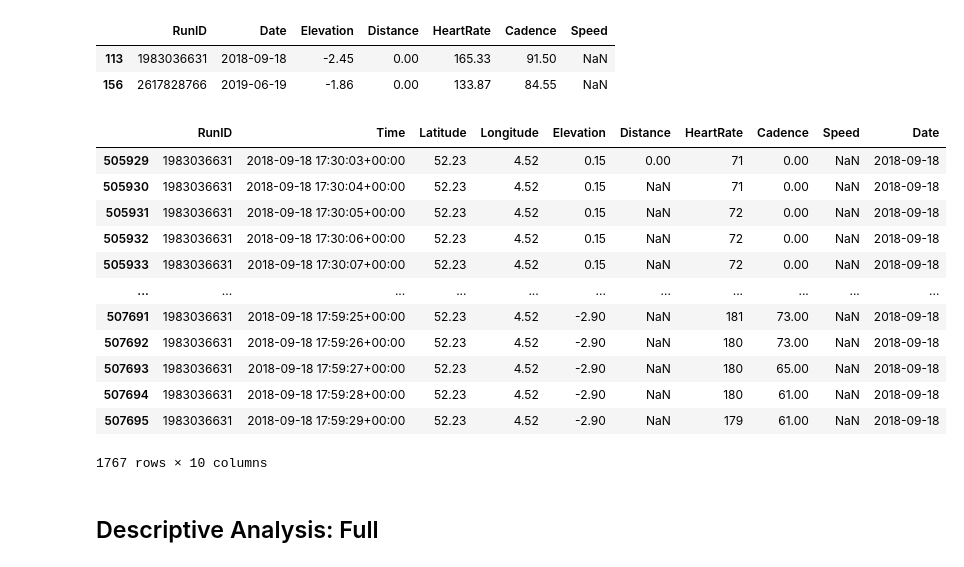
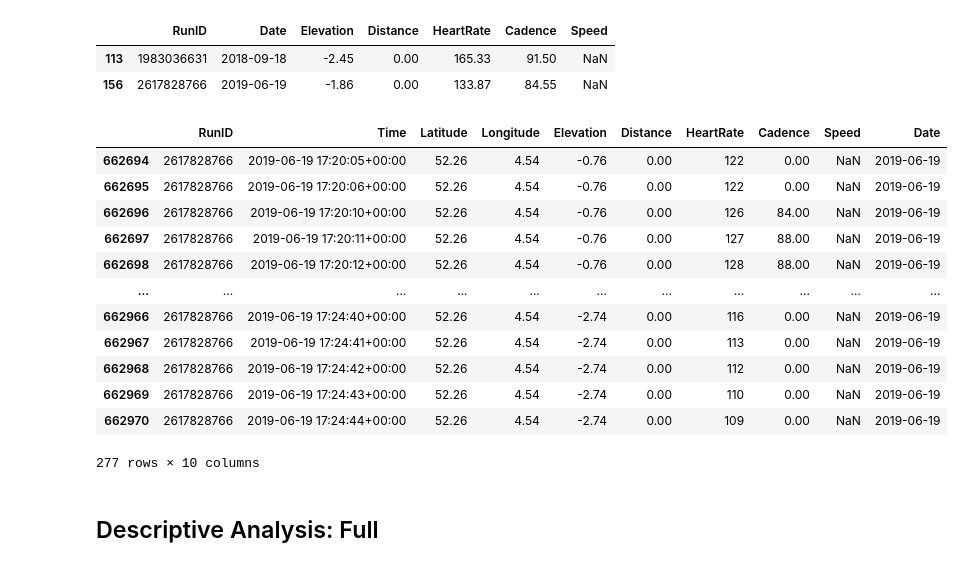
Before and after one commit to JJWRoeloffs/MLQS_group49, a Jupyter notebook: EDA.ipynb, the cells around one changed output. Cells and saved outputs as stored; diff of their text form; code cells hidden in the pictures.

```diff
--- a/EDA.ipynb
+++ b/EDA.ipynb
@@ -122,21 +124,21 @@ data_per_run[data_per_run["Distance"] == 0]
 | 113 | 1983036631 | 2018-09-18 | -2.45 | 0.00 | 165.33 | 91.50 | NaN |
 | 156 | 2617828766 | 2019-06-19 | -1.86 | 0.00 | 133.87 | 84.55 | NaN |
 # %%
-data[data["RunID"] == 1983036631]
+data[data["RunID"] == 2617828766]
 # %% [output]
 |  | RunID | Time | Latitude | Longitude | Elevation | Distance | HeartRate | Cadence | Speed | Date |
-| 505929 | 1983036631 | 2018-09-18 17:30:03+00:00 | 52.23 | 4.52 | 0.15 | 0.00 | 71 | 0.00 | NaN | 2018-09-18 |
-| 505930 | 1983036631 | 2018-09-18 17:30:04+00:00 | 52.23 | 4.52 | 0.15 | NaN | 71 | 0.00 | NaN | 2018-09-18 |
-| 505931 | 1983036631 | 2018-09-18 17:30:05+00:00 | 52.23 | 4.52 | 0.15 | NaN | 72 | 0.00 | NaN | 2018-09-18 |
-| 505932 | 1983036631 | 2018-09-18 17:30:06+00:00 | 52.23 | 4.52 | 0.15 | NaN | 72 | 0.00 | NaN | 2018-09-18 |
-| 505933 | 1983036631 | 2018-09-18 17:30:07+00:00 | 52.23 | 4.52 | 0.15 | NaN | 72 | 0.00 | NaN | 2018-09-18 |
+| 662694 | 2617828766 | 2019-06-19 17:20:05+00:00 | 52.26 | 4.54 | -0.76 | 0.00 | 122 | 0.00 | NaN | 2019-06-19 |
+| 662695 | 2617828766 | 2019-06-19 17:20:06+00:00 | 52.26 | 4.54 | -0.76 | 0.00 | 122 | 0.00 | NaN | 2019-06-19 |
+| 662696 | 2617828766 | 2019-06-19 17:20:10+00:00 | 52.26 | 4.54 | -0.76 | 0.00 | 126 | 84.00 | NaN | 2019-06-19 |
+| 662697 | 2617828766 | 2019-06-19 17:20:11+00:00 | 52.26 | 4.54 | -0.76 | 0.00 | 127 | 88.00 | NaN | 2019-06-19 |
+| 662698 | 2617828766 | 2019-06-19 17:20:12+00:00 | 52.26 | 4.54 | -0.76 | 0.00 | 128 | 88.00 | NaN | 2019-06-19 |
 | ... | ... | ... | ... | ... | ... | ... | ... | ... | ... | ... |
-| 507691 | 1983036631 | 2018-09-18 17:59:25+00:00 | 52.23 | 4.52 | -2.90 | NaN | 181 | 73.00 | NaN | 2018-09-18 |
-| 507692 | 1983036631 | 2018-09-18 17:59:26+00:00 | 52.23 | 4.52 | -2.90 | NaN | 180 | 73.00 | NaN | 2018-09-18 |
-| 507693 | 1983036631 | 2018-09-18 17:59:27+00:00 | 52.23 | 4.52 | -2.90 | NaN | 180 | 65.00 | NaN | 2018-09-18 |
-| 507694 | 1983036631 | 2018-09-18 17:59:28+00:00 | 52.23 | 4.52 | -2.90 | NaN | 180 | 61.00 | NaN | 2018-09-18 |
-| 507695 | 1983036631 | 2018-09-18 17:59:29+00:00 | 52.23 | 4.52 | -2.90 | NaN | 179 | 61.00 | NaN | 2018-09-18 |
+| 662966 | 2617828766 | 2019-06-19 17:24:40+00:00 | 52.26 | 4.54 | -2.74 | 0.00 | 116 | 0.00 | NaN | 2019-06-19 |
+| 662967 | 2617828766 | 2019-06-19 17:24:41+00:00 | 52.26 | 4.54 | -2.74 | 0.00 | 113 | 0.00 | NaN | 2019-06-19 |
+| 662968 | 2617828766 | 2019-06-19 17:24:42+00:00 | 52.26 | 4.54 | -2.74 | 0.00 | 112 | 0.00 | NaN | 2019-06-19 |
+| 662969 | 2617828766 | 2019-06-19 17:24:43+00:00 | 52.26 | 4.54 | -2.74 | 0.00 | 110 | 0.00 | NaN | 2019-06-19 |
+| 662970 | 2617828766 | 2019-06-19 17:24:44+00:00 | 52.26 | 4.54 | -2.74 | 0.00 | 109 | 0.00 | NaN | 2019-06-19 |
-1767 rows × 10 columns
+277 rows × 10 columns
 # %% [markdown]
 ## Descriptive Analysis: Full
 # %%
```
Also changed, not shown: parts of 7 cells of this notebook.
